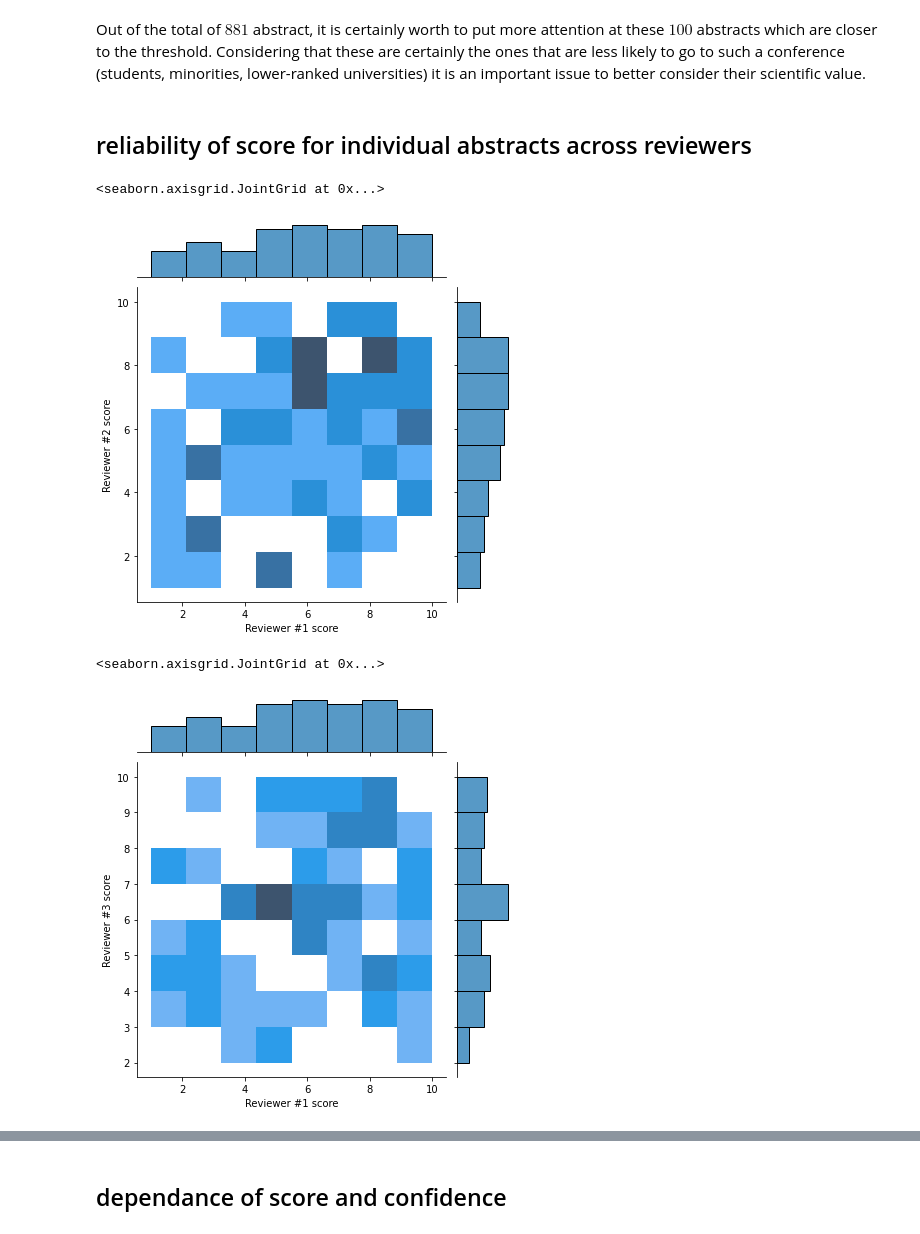
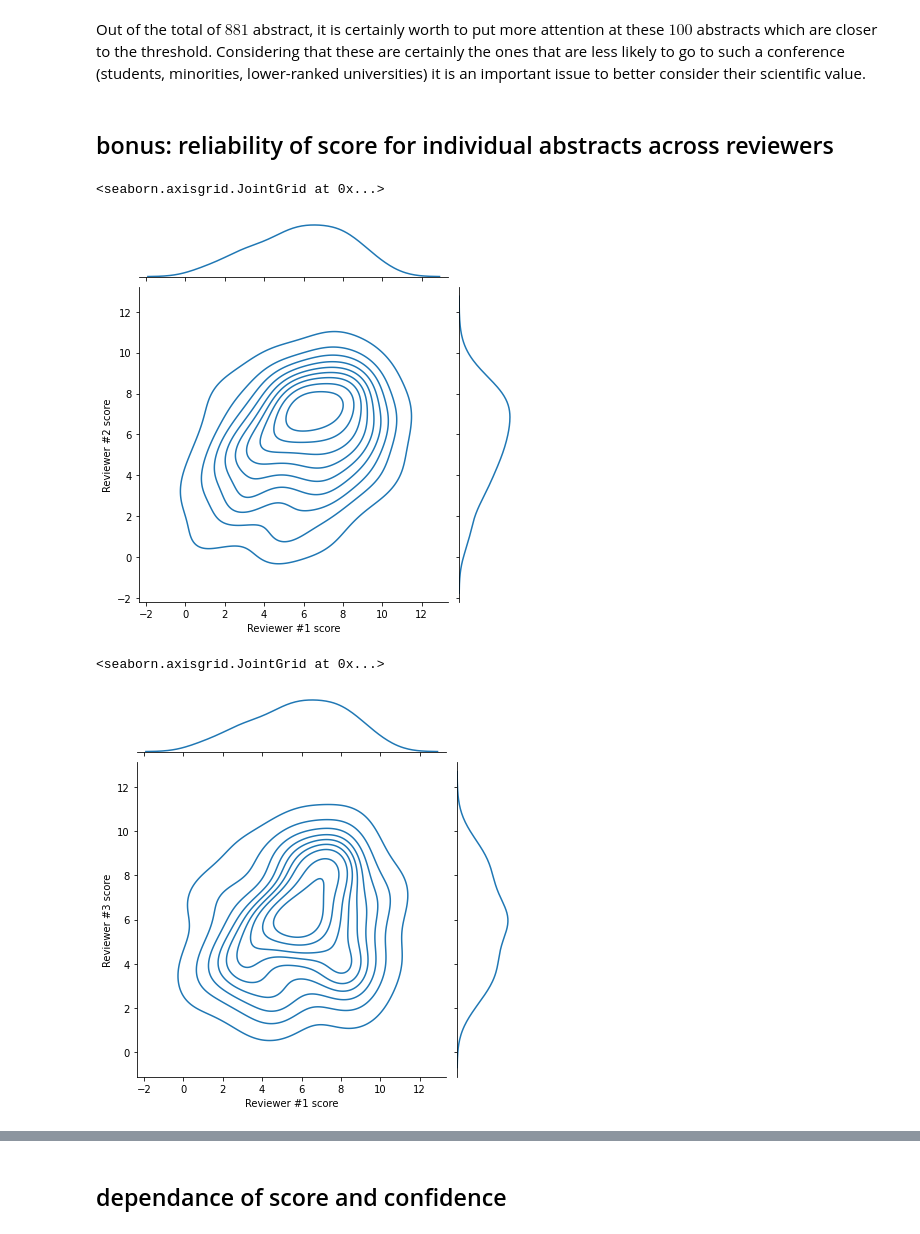
Before and after one commit to laurentperrinet/2022-02-11_COSYNE-scoresheet, a Jupyter notebook: 2022-02-11_COSYNE-scoresheet.ipynb, the cells around one changed output, grey strips where cells are left out. Drawn from its saved outputs; the diff is of its cells as text; code cells hidden in the pictures.

Commit message:
raw plots: comments and re-run

```diff
--- a/2022-02-11_COSYNE-scoresheet.ipynb
+++ b/2022-02-11_COSYNE-scoresheet.ipynb
@@ -253,17 +255,17 @@ Predicted total abstracts in gray zone = 104
 # %% [markdown]
 Out of the total of $881$ abstract, it is certainly worth to put more attention at these $100$ abstracts which are closer to the threshold. Considering that these are certainly the ones that are less likely to go to such a conference (students, minorities, lower-ranked universities) it is an important issue to better consider their scientific value.
 # %% [markdown]
-## reliability of score for individual abstracts across reviewers
+## bonus: reliability of score for individual abstracts across reviewers
 # %%
 import seaborn as sns
 # %%
-sns.jointplot(data=score_sheet, x='Reviewer #1 score', y='Reviewer #2 score', kind="hist")
+sns.jointplot(data=score_sheet, x='Reviewer #1 score', y='Reviewer #2 score', kind="kde")
 # %% [output]
 <seaborn.axisgrid.JointGrid at 0x...>
-[figure, old version]
+[figure, new version]
 # %%
-sns.jointplot(data=score_sheet, x='Reviewer #1 score', y='Reviewer #3 score', kind="hist")
+sns.jointplot(data=score_sheet, x='Reviewer #1 score', y='Reviewer #3 score', kind="kde")
 # %% [output]
 <seaborn.axisgrid.JointGrid at 0x...>
-[figure, old version]
+[figure, new version]
 # %%
```
Also changed, not shown: parts of 5 cells of this notebook.
